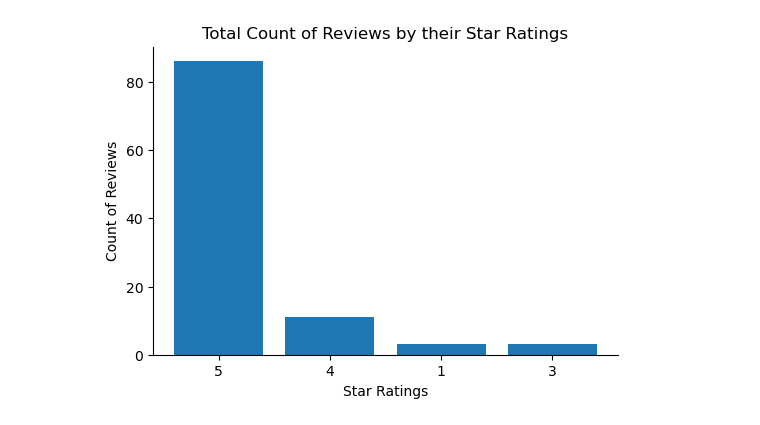
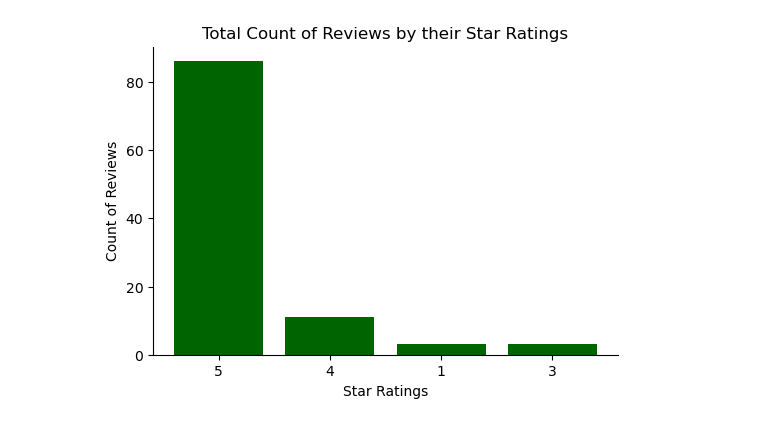
Before and after one commit to ahamzah003/webscrape, a Jupyter notebook: playstore/results.ipynb, the cells around one changed output. Drawn from its saved outputs; the diff is of its cells as text; code cells hidden in the pictures.

```diff
--- a/playstore/results.ipynb
+++ b/playstore/results.ipynb
@@ -24,26 +24,26 @@ df['star_rating'] = df['star_rating'].astype('str')
 # %%
 # set figsize
 plt.figure(figsize=(6,4))
 
 # plot bar chart
 x = df['star_rating'].unique()
 y = df['star_rating'].value_counts()
-plt.bar(x,y)
+plt.bar(x,y, color='#006400')
 
 # get current axis
 ax = plt.gca()
 
 # remove the top and right border lines
 ax.spines['top'].set_visible(False)
 ax.spines['right'].set_visible(False);
 
 # visual formatting
 plt.xlabel('Star Ratings')
 plt.ylabel('Count of Reviews')
 plt.title('Total Count of Reviews by their Star Ratings')
 
 # show visual
 plt.show()
 # %% [output]
-[figure, old version]
+[figure, new version]
 # %%
```
Also changed, not shown: parts of 5 cells of this notebook.
